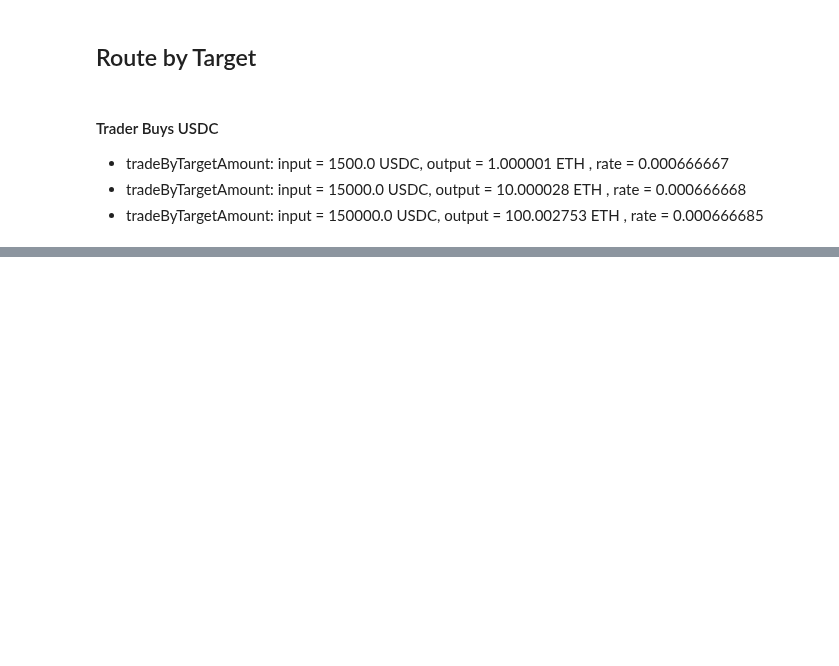
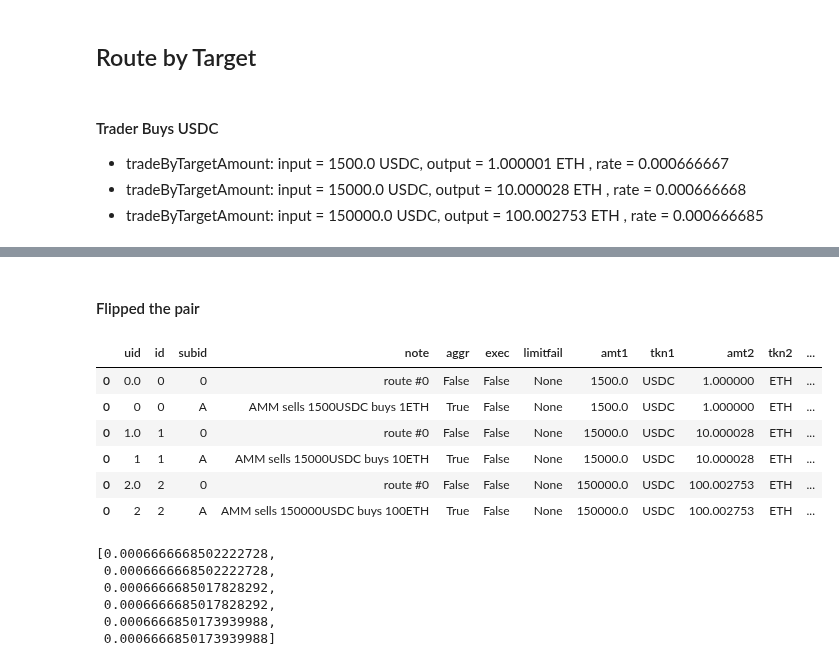
Before and after one commit to bancorprotocol/carbon-simulator, a Jupyter notebook: CarbonSim-Demo-5-3.ipynb, the cells around one changed output, grey strips where cells are left out. Cells and saved outputs as stored; diff of their text form; code cells hidden in the pictures; blank space fills up the shorter version.

```diff
--- a/CarbonSim-Demo-5-3.ipynb
+++ b/CarbonSim-Demo-5-3.ipynb
@@ -105,0 +157,32 @@ results
+# %% [markdown]
+#### Flipped the pair
+# %%
+# Re-initialize to origin state for clarity / readability of output
+Sim = CarbonSimulatorUI(pair="ETH/USDC", verbose=False, matching_method='exact', raiseonerror=True)
+Sim.add_strategy('USDC', Decimal(1000000000), Decimal(1500), Decimal(1000), 0, None, None)
+
+# Now perform route by target trade
+Sim.trader_buys('USDC',Decimal(1500), execute=False)
+Sim.trader_buys('USDC',Decimal(15000), execute=False)
+Sim.trader_buys('USDC',Decimal(150000), execute=False)
+results = Sim.state()['trades']
+
+# Note that the results are not quite as expected (per Barak's output in bullets above, where price=0.00673 matches but the others do not)
+results
+# %% [output]
+|  | uid | id | subid | note | aggr | exec | limitfail | amt1 | tkn1 | amt2 | tkn2 | ... |
+| 0 | 0.0 | 0 | 0 | route #0 | False | False | None | 1500.0 | USDC | 1.000000 | ETH | ... |
+| 0 | 0 | 0 | A | AMM sells 1500USDC buys 1ETH | True | False | None | 1500.0 | USDC | 1.000000 | ETH | ... |
+| 0 | 1.0 | 1 | 0 | route #0 | False | False | None | 15000.0 | USDC | 10.000028 | ETH | ... |
+| 0 | 1 | 1 | A | AMM sells 15000USDC buys 10ETH | True | False | None | 15000.0 | USDC | 10.000028 | ETH | ... |
+| 0 | 2.0 | 2 | 0 | route #0 | False | False | None | 150000.0 | USDC | 100.002753 | ETH | ... |
+| 0 | 2 | 2 | A | AMM sells 150000USDC buys 100ETH | True | False | None | 150000.0 | USDC | 100.002753 | ETH | ... |
+# %%
+[1/float(x) for x in results.price]
+# %% [output]
+[0.0006666668502222728,
+ 0.0006666668502222728,
+ 0.0006666685017828292,
+ 0.0006666685017828292,
+ 0.0006666850173939988,
+ 0.0006666850173939988]
```
Also changed, not shown: parts of 9 cells of this notebook, 2 other files.
